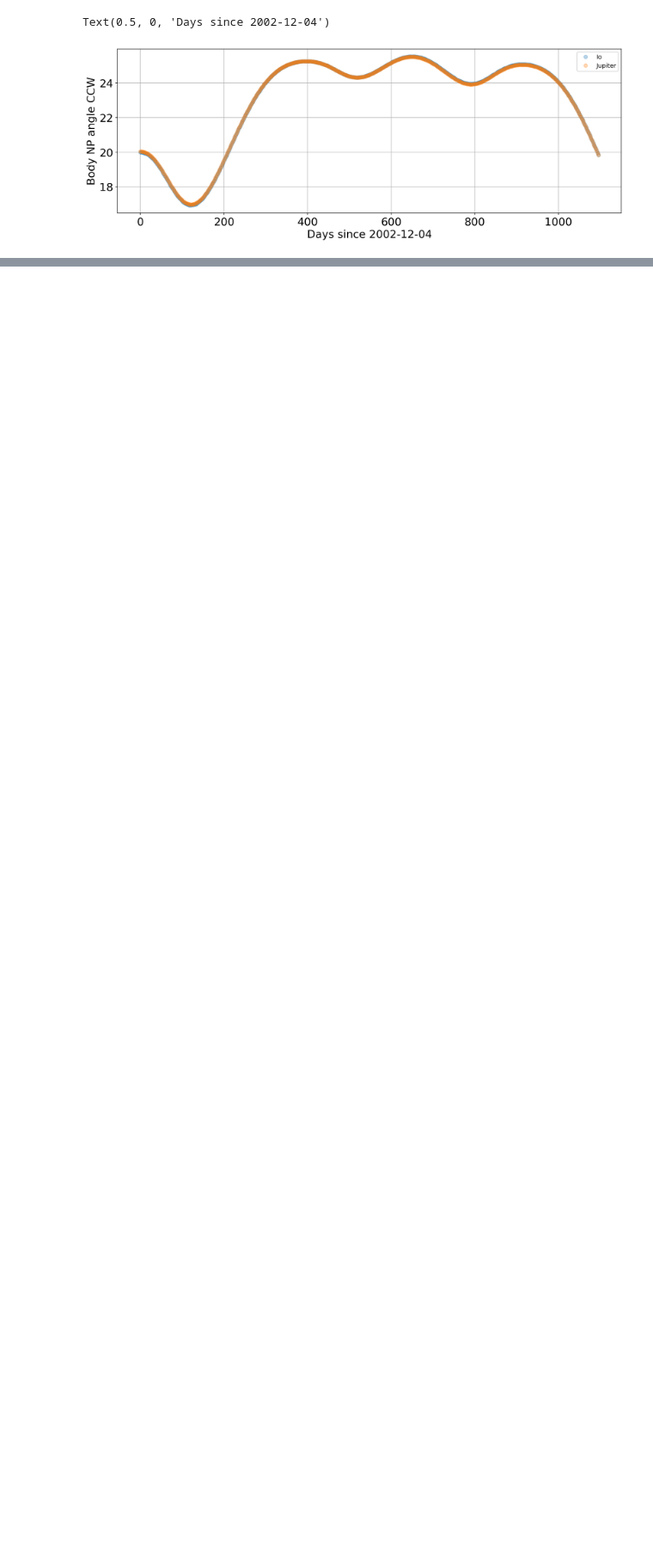
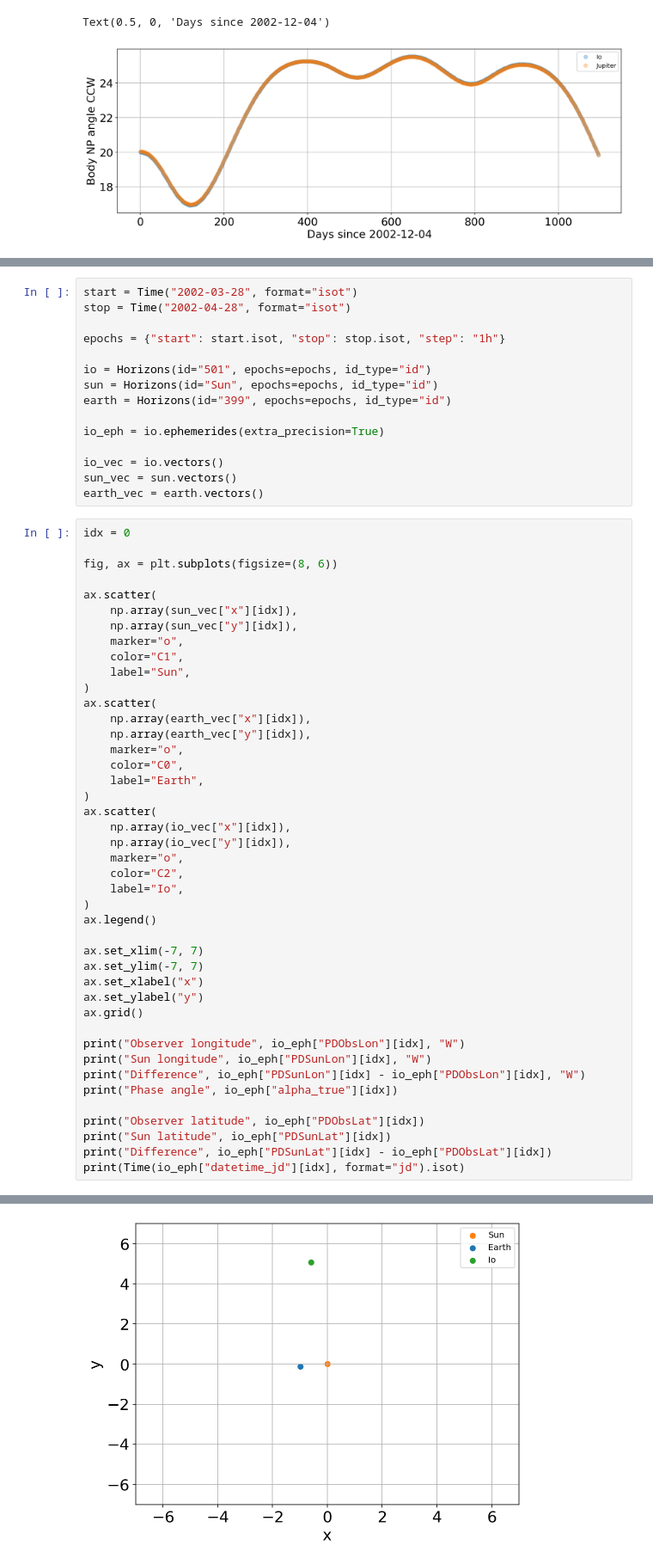
Before and after one commit to fbartolic/volcano, a Jupyter notebook: notebooks/orbital_data.ipynb, the cells around one changed output, grey strips where cells are left out. Shown at 86% size. Drawn from its saved outputs; the diff is of its cells as text; blank space fills up the shorter version.

```diff
--- a/notebooks/orbital_data.ipynb
+++ b/notebooks/orbital_data.ipynb
@@ -848,0 +761,59 @@ for a in ax.flatten():
+# %%
+start = Time("2002-03-28", format="isot")
+stop = Time("2002-04-28", format="isot")
+
+epochs = {"start": start.isot, "stop": stop.isot, "step": "1h"}
+
+io = Horizons(id="501", epochs=epochs, id_type="id")
+sun = Horizons(id="Sun", epochs=epochs, id_type="id")
+earth = Horizons(id="399", epochs=epochs, id_type="id")
+
+io_eph = io.ephemerides(extra_precision=True)
+
+io_vec = io.vectors()
+sun_vec = sun.vectors()
+earth_vec = earth.vectors()
+# %%
+idx = 0
+
+fig, ax = plt.subplots(figsize=(8, 6))
+
+ax.scatter(
+    np.array(sun_vec["x"][idx]),
+    np.array(sun_vec["y"][idx]),
+    marker="o",
+    color="C1",
+    label="Sun",
+)
+ax.scatter(
+    np.array(earth_vec["x"][idx]),
+    np.array(earth_vec["y"][idx]),
+    marker="o",
+    color="C0",
+    label="Earth",
+)
+ax.scatter(
+    np.array(io_vec["x"][idx]),
+    np.array(io_vec["y"][idx]),
+    marker="o",
+    color="C2",
+    label="Io",
+)
+ax.legend()
+
+ax.set_xlim(-7, 7)
+ax.set_ylim(-7, 7)
+ax.set_xlabel("x")
+ax.set_ylabel("y")
+ax.grid()
+
+print("Observer longitude", io_eph["PDObsLon"][idx], "W")
+print("Sun longitude", io_eph["PDSunLon"][idx], "W")
+print("Difference", io_eph["PDSunLon"][idx] - io_eph["PDObsLon"][idx], "W")
+print("Phase angle", io_eph["alpha_true"][idx])
+
+print("Observer latitude", io_eph["PDObsLat"][idx])
+print("Sun latitude", io_eph["PDSunLat"][idx])
+print("Difference", io_eph["PDSunLat"][idx] - io_eph["PDObsLat"][idx])
+print(Time(io_eph["datetime_jd"][idx], format="jd").isot)
+# %% [output]
@@ -848,0 +828 @@ for a in ax.flatten():
+[figure, added]
```
Also changed, not shown: parts of 7 cells of this notebook, 4 other files.
